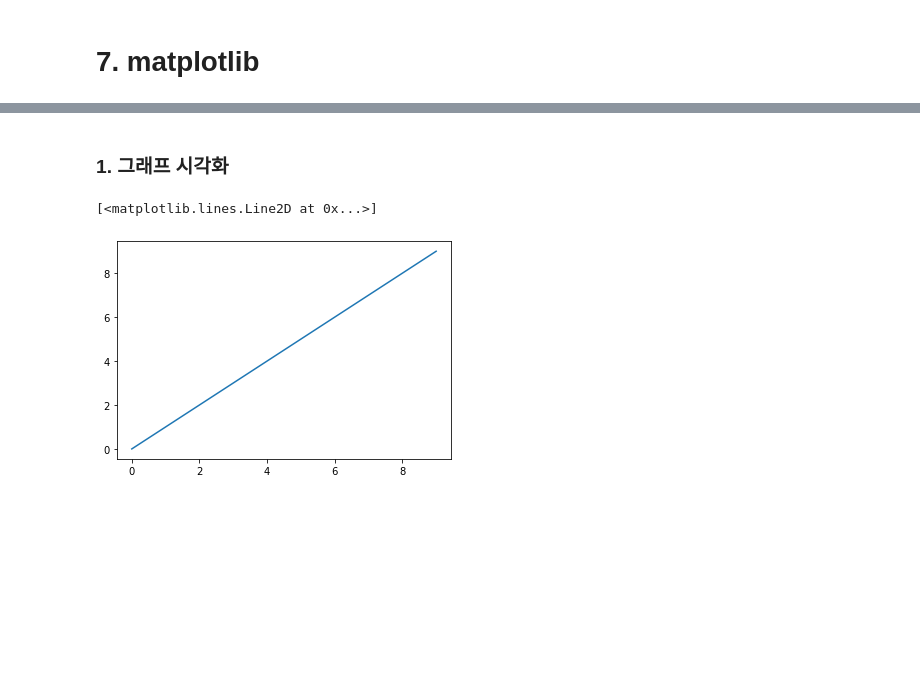
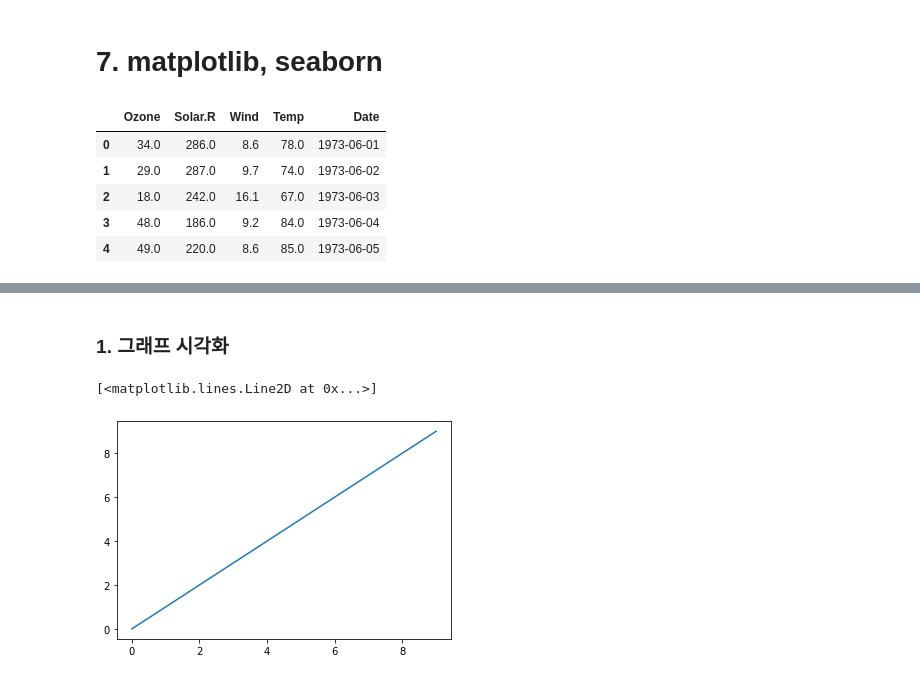
Before and after one commit to Eyecaramba/TIL, a Jupyter notebook: python/7.matplotlib.ipynb, the cells around one changed output, grey strips where cells are left out. Saved outputs shown, nothing was run; the diff lists cells and outputs as text; code cells hidden in the pictures; blank space fills up the shorter version.

```diff
--- a/python/7.matplotlib.ipynb
+++ b/python/7.matplotlib.ipynb
@@ -1,5 +1,5 @@
 # %% [markdown]
-# 7. matplotlib
+# 7. matplotlib, seaborn
 # %%
 # 그래프를 show 명령어 없이도 바로 보여주도록 만드는 매직 커맨드
 # %matplotlib inline : show 명령 없이도 정적으로 그래프 표현
@@ -9,2 +10,15 @@ import matplotlib.pyplot as plt
 %matplotlib inline
 import numpy as np
+# %%
+path = 'https://raw.githubusercontent.com/DA4BAM/dataset/master/airquality_simple2.csv'
+data = pd.read_csv(path)
+data['Date'] = pd.to_datetime(data['Date'])
+data.dropna(axis = 0, inplace = True)
+data.head()
+# %% [output]
+|  | Ozone | Solar.R | Wind | Temp | Date |
+| 0 | 34.0 | 286.0 | 8.6 | 78.0 | 1973-06-01 |
+| 1 | 29.0 | 287.0 | 9.7 | 74.0 | 1973-06-02 |
+| 2 | 18.0 | 242.0 | 16.1 | 67.0 | 1973-06-03 |
+| 3 | 48.0 | 186.0 | 9.2 | 84.0 | 1973-06-04 |
+| 4 | 49.0 | 220.0 | 8.6 | 85.0 | 1973-06-05 |
```
Also changed, not shown: parts of 2 cells of this notebook, 20 other files.
